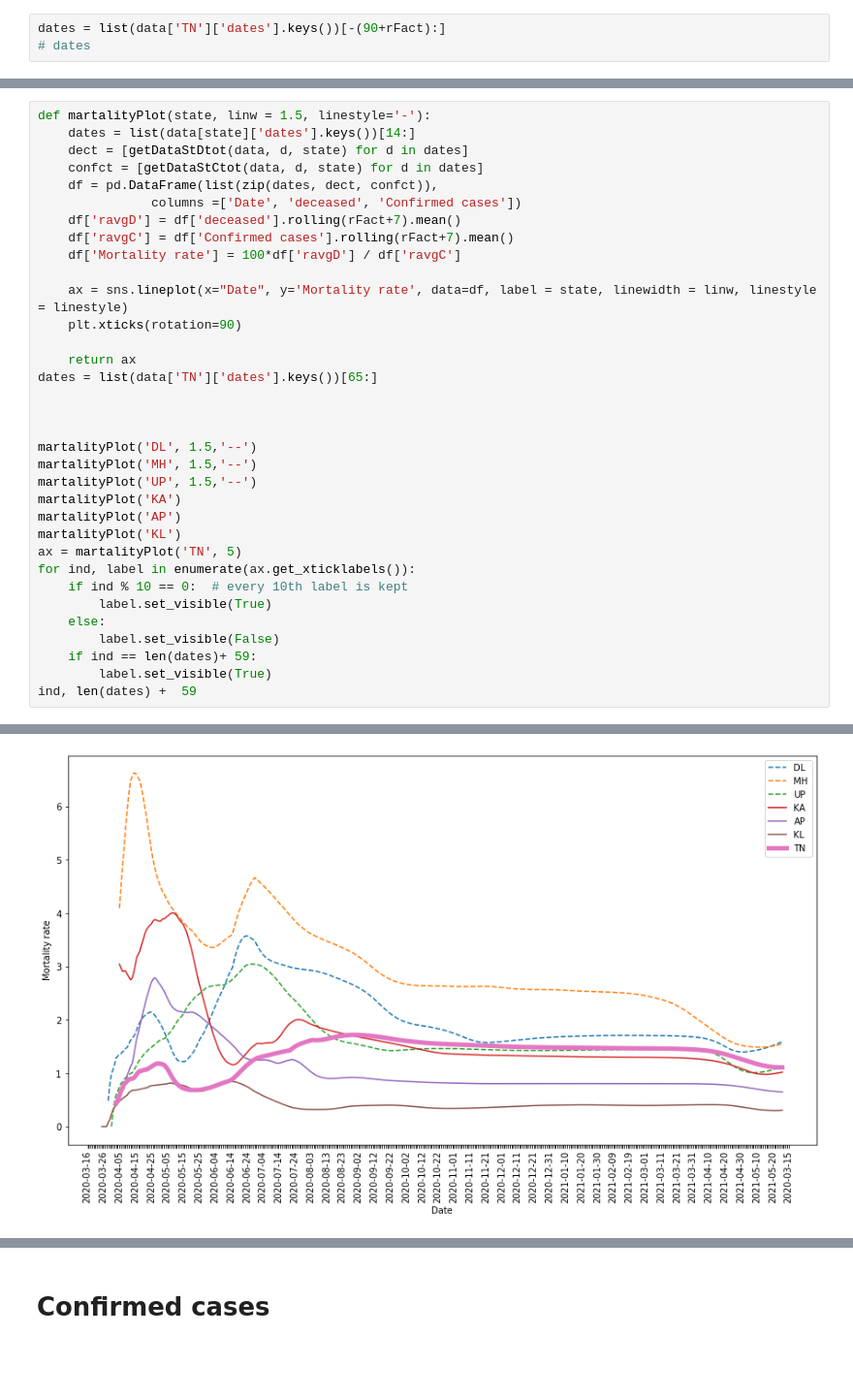
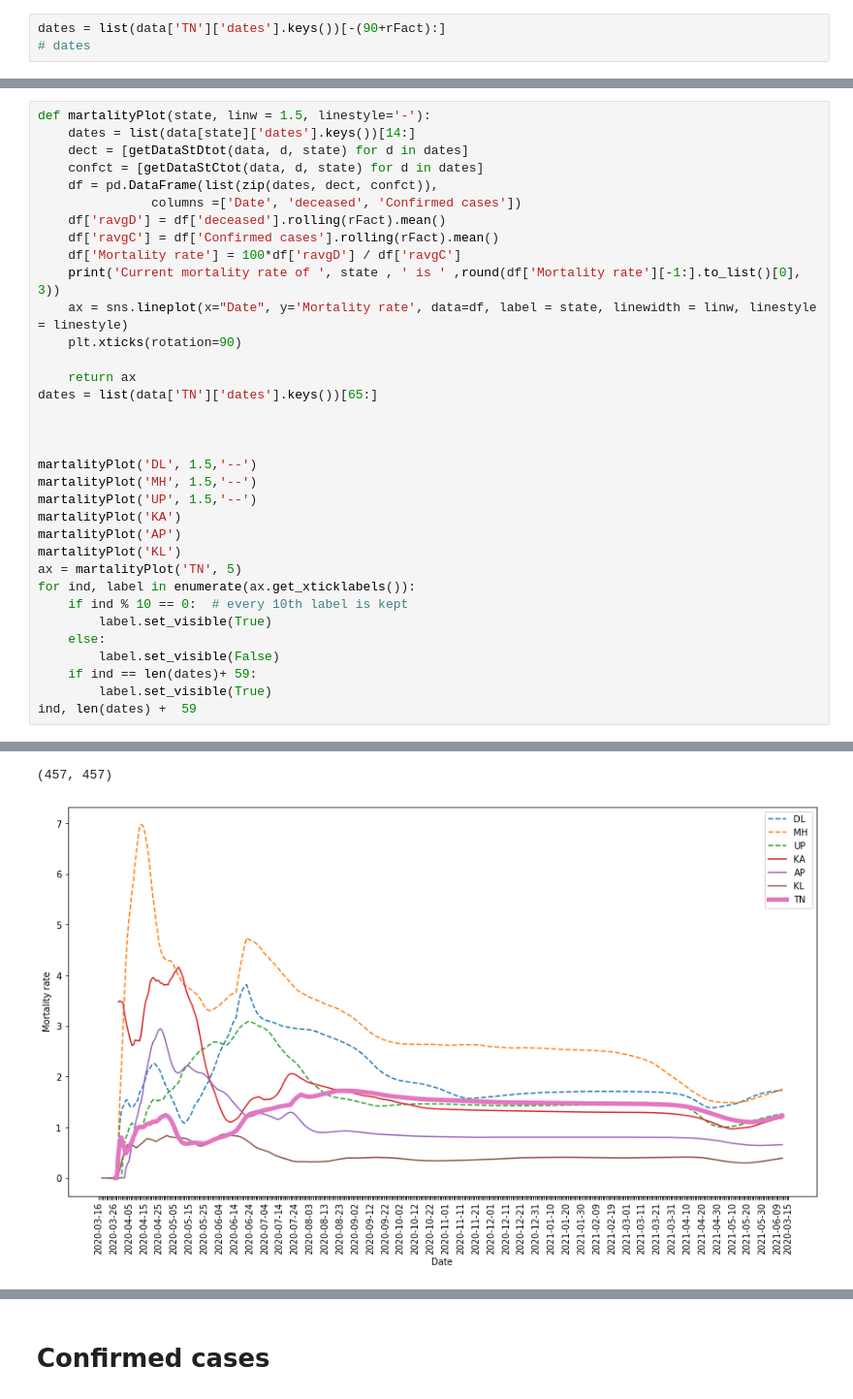
Before and after one commit to Senthilkumarl/covid19, a Jupyter notebook: Covid19 Analysis.ipynb, the cells around one changed output, grey strips where cells are left out. Shown at 97% size. Saved outputs shown, nothing was run; the diff lists cells and outputs as text; blank space fills up the shorter version.

```diff
--- a/Covid19 Analysis.ipynb
+++ b/Covid19 Analysis.ipynb
@@ -130,10 +133,10 @@ def martalityPlot(state, linw = 1.5, linestyle='-'):
     confct = [getDataStCtot(data, d, state) for d in dates]
     df = pd.DataFrame(list(zip(dates, dect, confct)),
                columns =['Date', 'deceased', 'Confirmed cases'])
-    df['ravgD'] = df['deceased'].rolling(rFact+7).mean()
-    df['ravgC'] = df['Confirmed cases'].rolling(rFact+7).mean()
+    df['ravgD'] = df['deceased'].rolling(rFact).mean()
+    df['ravgC'] = df['Confirmed cases'].rolling(rFact).mean()
     df['Mortality rate'] = 100*df['ravgD'] / df['ravgC']
-
+    print('Current mortality rate of ', state , ' is ' ,round(df['Mortality rate'][-1:].to_list()[0], 3))
     ax = sns.lineplot(x="Date", y='Mortality rate', data=df, label = state, linewidth = linw, linestyle = linestyle)
     plt.xticks(rotation=90)
 
@@ -162,4 +186,5 @@ ind, len(dates) +  59
+(457, 457)
-[figure, old version]
+[figure, new version]
 # %%
 def martalityVPlot(state, linw = 1.5, linestyle='-'):
     dates = list(data[state]['dates'].keys())[14:]
```
Also changed, not shown: parts of 44 cells of this notebook.
